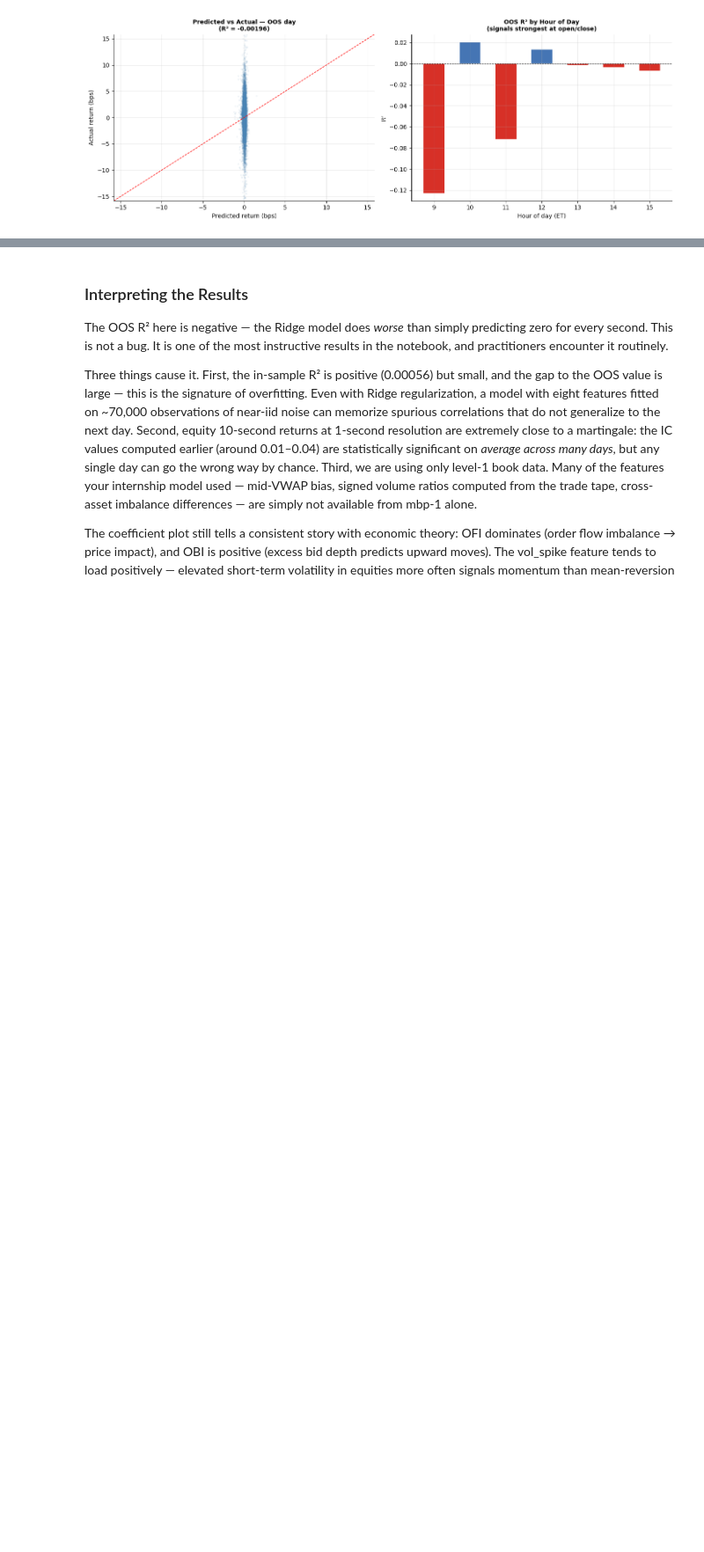
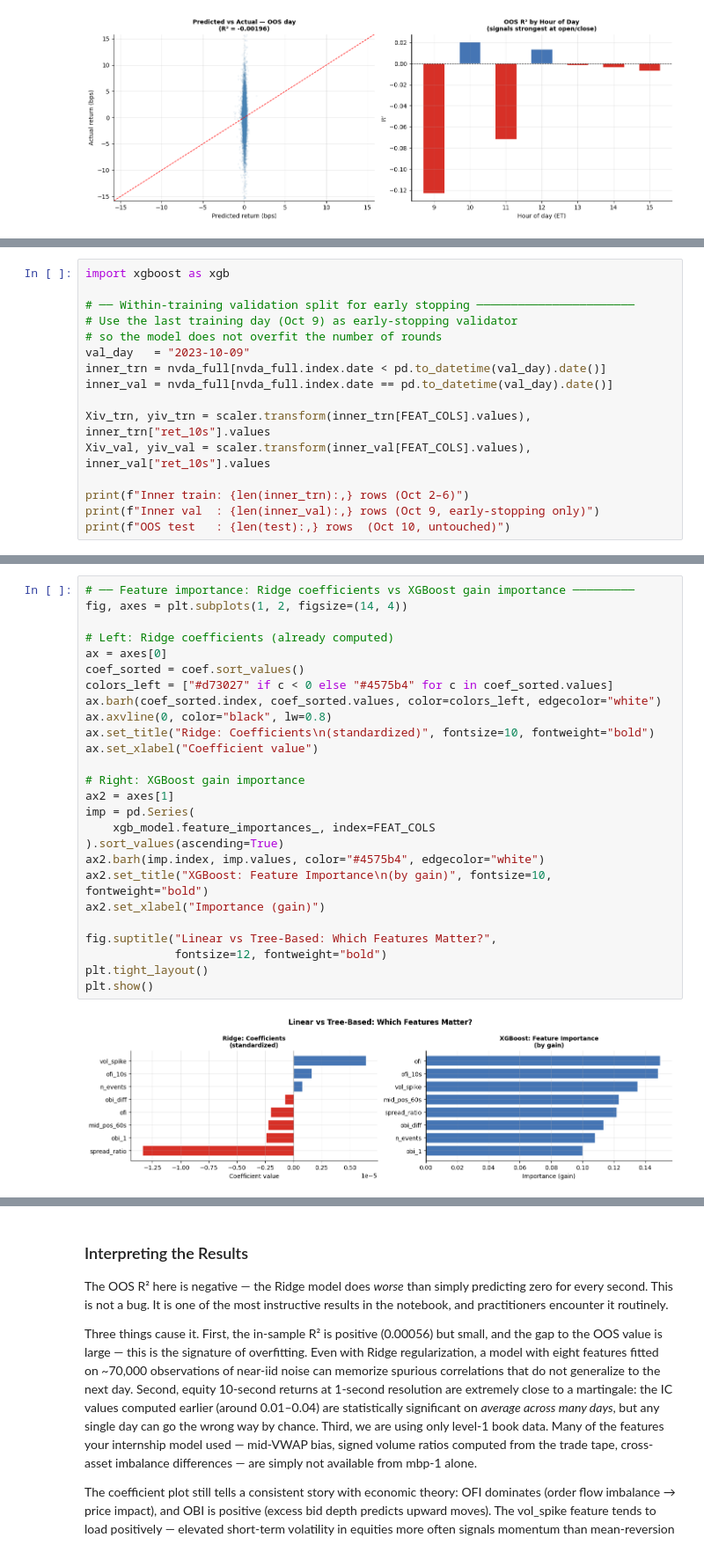
Before and after one commit to harrodyuan/DS4FE, a Jupyter notebook: DS4FE_Part4_LOB_Features.ipynb, the cells around one changed output, grey strips where cells are left out. Shown at 88% size. Cells and saved outputs as stored; diff of their text form; blank space fills up the shorter version.

```diff
--- a/DS4FE_Part4_LOB_Features.ipynb
+++ b/DS4FE_Part4_LOB_Features.ipynb
@@ -1021,0 +1032,16 @@ plt.show()
+# %%
+import xgboost as xgb
+
+# ── Within-training validation split for early stopping ───────────────────────
+# Use the last training day (Oct 9) as early-stopping validator
+# so the model does not overfit the number of rounds
+val_day   = "2023-10-09"
+inner_trn = nvda_full[nvda_full.index.date < pd.to_datetime(val_day).date()]
+inner_val = nvda_full[nvda_full.index.date == pd.to_datetime(val_day).date()]
+
+Xiv_trn, yiv_trn = scaler.transform(inner_trn[FEAT_COLS].values), inner_trn["ret_10s"].values
+Xiv_val, yiv_val = scaler.transform(inner_val[FEAT_COLS].values), inner_val["ret_10s"].values
+
+print(f"Inner train: {len(inner_trn):,} rows (Oct 2–6)")
+print(f"Inner val  : {len(inner_val):,} rows (Oct 9, early-stopping only)")
+print(f"OOS test   : {len(test):,} rows  (Oct 10, untouched)")
@@ -1021,0 +1104,28 @@ plt.show()
+# %%
+# ── Feature importance: Ridge coefficients vs XGBoost gain importance ─────────
+fig, axes = plt.subplots(1, 2, figsize=(14, 4))
+
+# Left: Ridge coefficients (already computed)
+ax = axes[0]
+coef_sorted = coef.sort_values()
+colors_left = ["#d73027" if c < 0 else "#4575b4" for c in coef_sorted.values]
+ax.barh(coef_sorted.index, coef_sorted.values, color=colors_left, edgecolor="white")
+ax.axvline(0, color="black", lw=0.8)
+ax.set_title("Ridge: Coefficients\n(standardized)", fontsize=10, fontweight="bold")
+ax.set_xlabel("Coefficient value")
+
+# Right: XGBoost gain importance
+ax2 = axes[1]
+imp = pd.Series(
+    xgb_model.feature_importances_, index=FEAT_COLS
+).sort_values(ascending=True)
+ax2.barh(imp.index, imp.values, color="#4575b4", edgecolor="white")
+ax2.set_title("XGBoost: Feature Importance\n(by gain)", fontsize=10, fontweight="bold")
+ax2.set_xlabel("Importance (gain)")
+
+fig.suptitle("Linear vs Tree-Based: Which Features Matter?",
+             fontsize=12, fontweight="bold")
+plt.tight_layout()
+plt.show()
+# %% [output]
+[figure, added]
```
Also changed, not shown: parts of 5 cells of this notebook.
